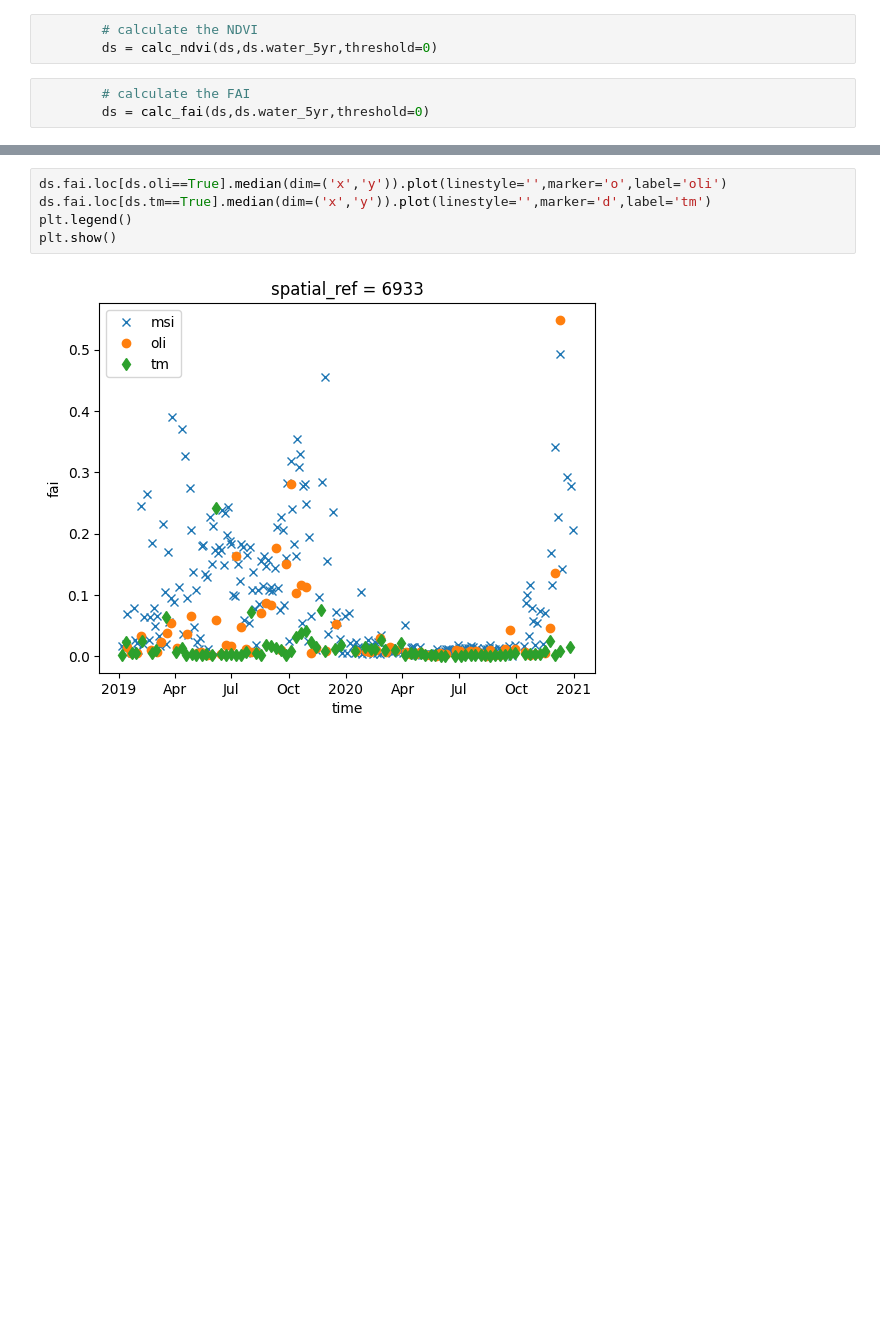
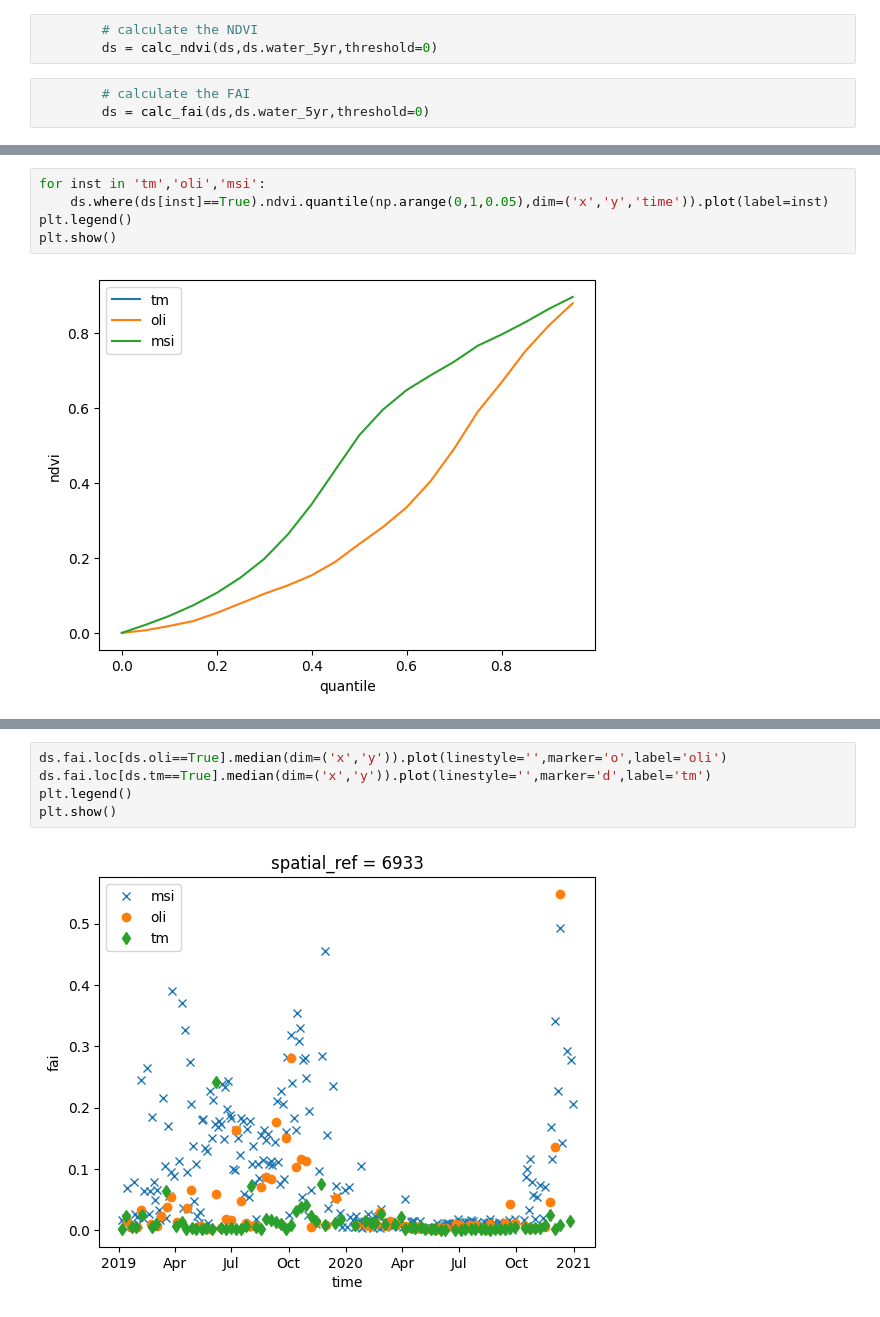
Before and after one commit to digitalearthafrica/deafrica_water_quality, a Jupyter notebook: WP2.2/WP2.2.ipynb, the cells around one changed output, grey strips where cells are left out. Saved outputs shown, nothing was run; the diff lists cells and outputs as text; blank space fills up the shorter version.

```diff
--- a/WP2.2/WP2.2.ipynb
+++ b/WP2.2/WP2.2.ipynb
@@ -386,3 +430,10 @@ KeyError: "No variable named 'msi02_agmr'. Did you mean one of ('msi02', 'msi_qa
+# %%
+for inst in 'tm','oli','msi':
+    ds.where(ds[inst]==True).ndvi.quantile(np.arange(0,1,0.05),dim=('x','y','time')).plot(label=inst)
+plt.legend()
+plt.show()
+# %% [output]
+[figure, added]
 # %%
 ds.fai.loc[ds.msi==True].quantile(np.arange(0,1,0.05),dim=('x','y','time')).plot(label='msi')
 ds.fai.loc[ds.oli==True].quantile(np.arange(0,1,0.05),dim=('x','y','time')).plot(label='oli')
```
Also changed, not shown: parts of 27 cells of this notebook.
